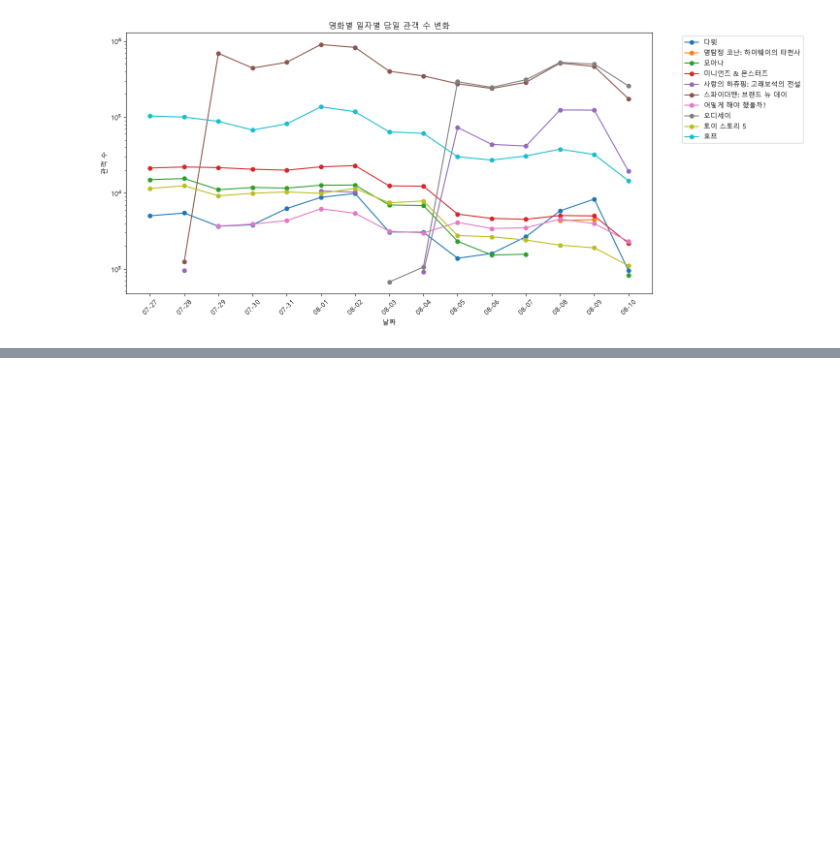
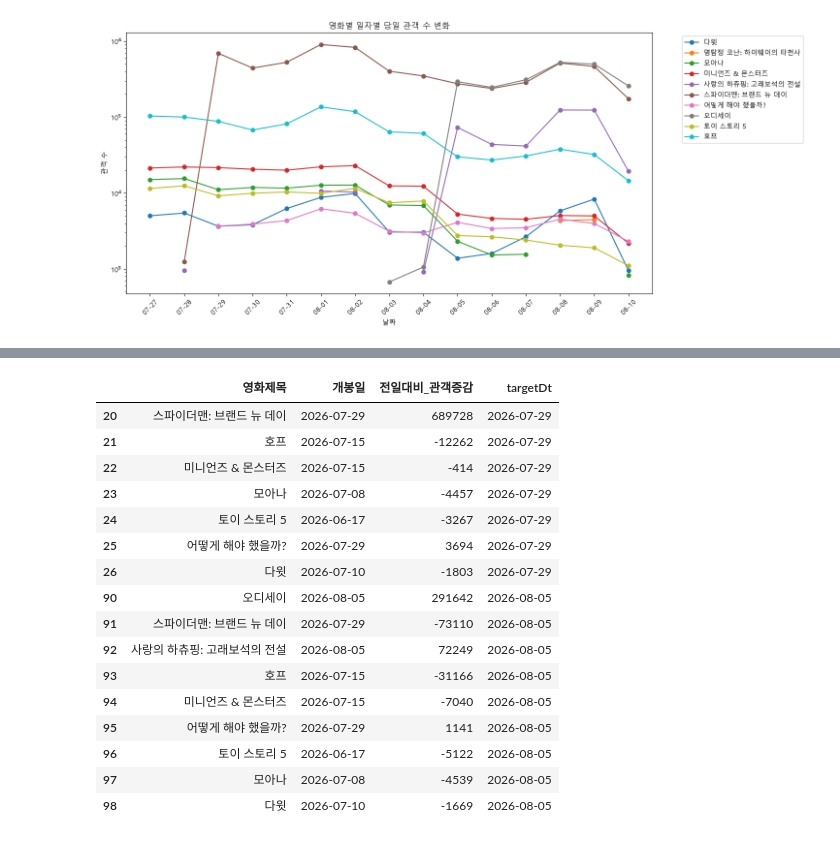
Before and after one commit to kkw5389-collab/sprint_mission16, a Jupyter notebook: notebooks/analysis.ipynb, the cells around one changed output, grey strips where cells are left out. Cells and saved outputs as stored; diff of their text form; code cells hidden in the pictures; blank space fills up the shorter version.

```diff
--- a/notebooks/analysis.ipynb
+++ b/notebooks/analysis.ipynb
@@ -624,0 +633,21 @@ plt.show()
+# %%
+open_date_df = top_df[(top_df['targetDt'] == "2026-07-29") | ((top_df['targetDt'] == "2026-08-05"))][['영화제목', '개봉일', '전일대비_관객증감', 'targetDt']]
+open_date_df
+# %% [output]
+|  | 영화제목 | 개봉일 | 전일대비_관객증감 | targetDt |
+| 20 | 스파이더맨: 브랜드 뉴 데이 | 2026-07-29 | 689728 | 2026-07-29 |
+| 21 | 호프 | 2026-07-15 | -12262 | 2026-07-29 |
+| 22 | 미니언즈 & 몬스터즈 | 2026-07-15 | -414 | 2026-07-29 |
+| 23 | 모아나 | 2026-07-08 | -4457 | 2026-07-29 |
+| 24 | 토이 스토리 5 | 2026-06-17 | -3267 | 2026-07-29 |
+| 25 | 어떻게 해야 했을까? | 2026-07-29 | 3694 | 2026-07-29 |
+| 26 | 다윗 | 2026-07-10 | -1803 | 2026-07-29 |
+| 90 | 오디세이 | 2026-08-05 | 291642 | 2026-08-05 |
+| 91 | 스파이더맨: 브랜드 뉴 데이 | 2026-07-29 | -73110 | 2026-08-05 |
+| 92 | 사랑의 하츄핑: 고래보석의 전설 | 2026-08-05 | 72249 | 2026-08-05 |
+| 93 | 호프 | 2026-07-15 | -31166 | 2026-08-05 |
+| 94 | 미니언즈 & 몬스터즈 | 2026-07-15 | -7040 | 2026-08-05 |
+| 95 | 어떻게 해야 했을까? | 2026-07-29 | 1141 | 2026-08-05 |
+| 96 | 토이 스토리 5 | 2026-06-17 | -5122 | 2026-08-05 |
+| 97 | 모아나 | 2026-07-08 | -4539 | 2026-08-05 |
+| 98 | 다윗 | 2026-07-10 | -1669 | 2026-08-05 |
```
Also changed, not shown: parts of 9 cells of this notebook, 1 other file.
